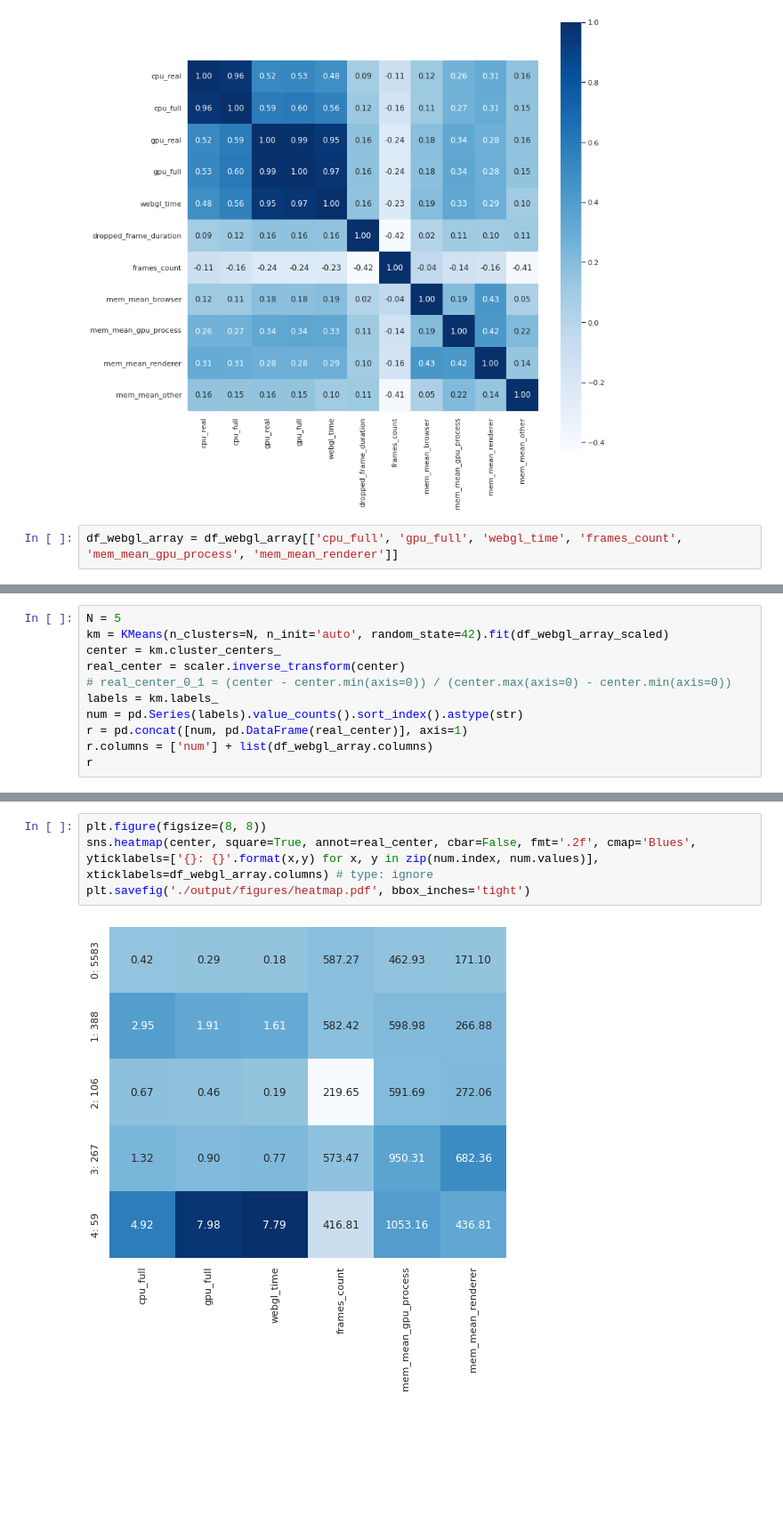
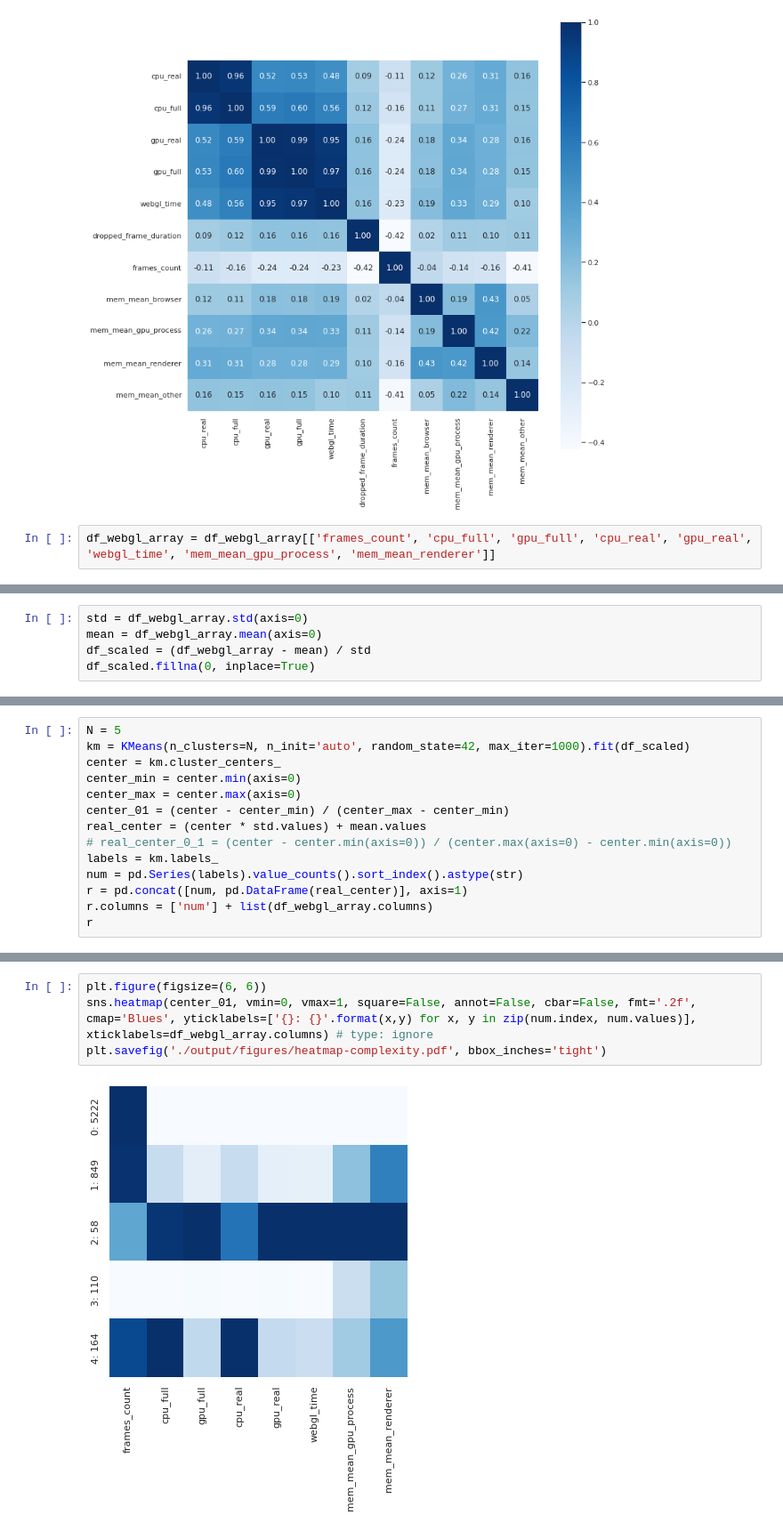
Before and after one commit to yudshj/WebGL-Empirical-Study-new, a Jupyter notebook: 4-2.WWW/performance/2_analyze.ipynb, the cells around one changed output, grey strips where cells are left out. Shown at 89% size. Drawn from its saved outputs; the diff is of its cells as text; blank space fills up the shorter version.

```diff
--- a/4-2.WWW/performance/2_analyze.ipynb
+++ b/4-2.WWW/performance/2_analyze.ipynb
@@ -86,4 +86,4 @@ heatmap = sns.heatmap(corr, annot=True, cmap="Blues", fmt='.2f', square=True)
 # %% [output]
 [figure]
 # %%
-df_webgl_array = df_webgl_array[['cpu_full', 'gpu_full', 'webgl_time', 'frames_count', 'mem_mean_gpu_process', 'mem_mean_renderer']]
+df_webgl_array = df_webgl_array[['frames_count', 'cpu_full', 'gpu_full', 'cpu_real', 'gpu_real', 'webgl_time', 'mem_mean_gpu_process', 'mem_mean_renderer']]
@@ -108,3 +90,8 @@ array([[-0.25717946,  0.18653662,  0.19302306,  0.02066305,  1.48626502,
+# %%
+std = df_webgl_array.std(axis=0)
+mean = df_webgl_array.mean(axis=0)
+df_scaled = (df_webgl_array - mean) / std
+df_scaled.fillna(0, inplace=True)
 # %%
 SSE = []
 SCORE = []
@@ -138,8 +125,11 @@ plt.show()
 # %%
 N = 5
-km = KMeans(n_clusters=N, n_init='auto', random_state=42).fit(df_webgl_array_scaled)
+km = KMeans(n_clusters=N, n_init='auto', random_state=42, max_iter=1000).fit(df_scaled)
 center = km.cluster_centers_
-real_center = scaler.inverse_transform(center)
+center_min = center.min(axis=0)
+center_max = center.max(axis=0)
+center_01 = (center - center_min) / (center_max - center_min)
+real_center = (center * std.values) + mean.values
 # real_center_0_1 = (center - center.min(axis=0)) / (center.max(axis=0) - center.min(axis=0))
 labels = km.labels_
 num = pd.Series(labels).value_counts().sort_index().astype(str)
@@ -156,6 +146,6 @@ r
 # %%
-plt.figure(figsize=(8, 8))
-sns.heatmap(center, square=True, annot=real_center, cbar=False, fmt='.2f', cmap='Blues', yticklabels=['{}: {}'.format(x,y) for x, y in zip(num.index, num.values)], xticklabels=df_webgl_array.columns) # type: ignore
-plt.savefig('./output/figures/heatmap.pdf', bbox_inches='tight')
+plt.figure(figsize=(6, 6))
+sns.heatmap(center_01, vmin=0, vmax=1, square=False, annot=False, cbar=False, fmt='.2f', cmap='Blues', yticklabels=['{}: {}'.format(x,y) for x, y in zip(num.index, num.values)], xticklabels=df_webgl_array.columns) # type: ignore
+plt.savefig('./output/figures/heatmap-complexity.pdf', bbox_inches='tight')
 # %% [output]
-[figure, old version]
+[figure, new version]
```
Also changed, not shown: parts of 8 cells of this notebook, 6 other files.
